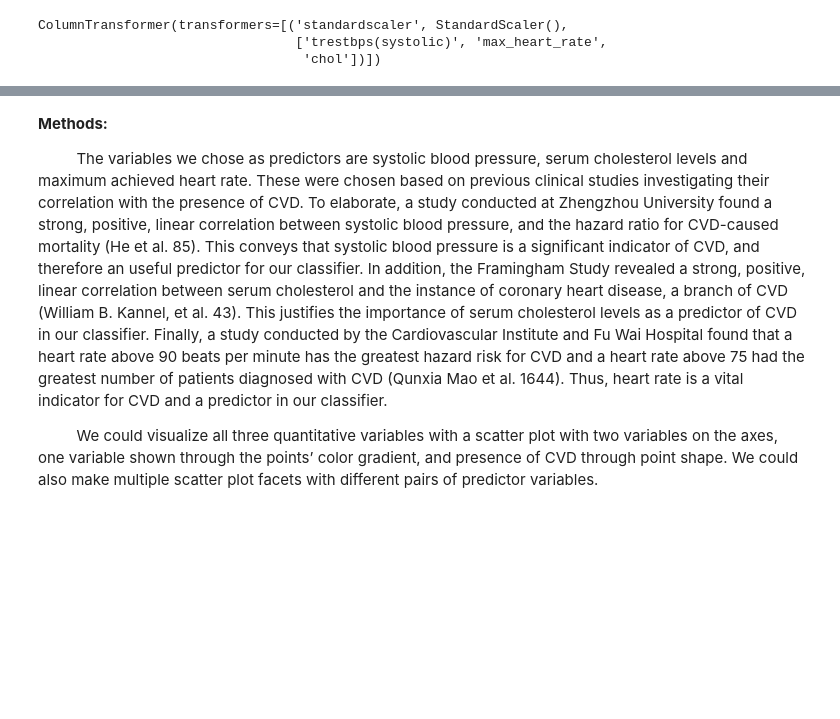
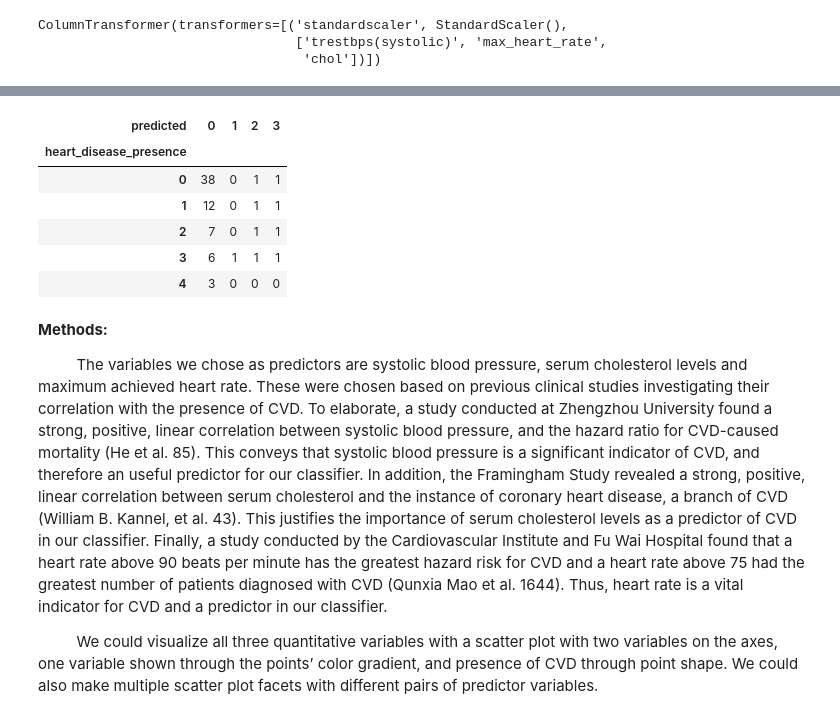
Before and after one commit to cathyleii/AmazingAnts2, a Jupyter notebook: GroupProposal.ipynb, the cells around one changed output, grey strips where cells are left out. Saved outputs shown, nothing was run; the diff lists cells and outputs as text; code cells hidden in the pictures; blank space fills up the shorter version.

```diff
--- a/GroupProposal.ipynb
+++ b/GroupProposal.ipynb
@@ -367,3 +417,16 @@ ColumnTransformer(transformers=[('standardscaler', StandardScaler(),
+# %%
+pd.crosstab(
+    hd_test_predictions["heart_disease_presence"],
+    hd_test_predictions["predicted"]
+)
+# %% [output]
+| predicted | 0 | 1 | 2 | 3 |
+| heart_disease_presence |  |  |  |  |
+| 0 | 38 | 0 | 1 | 1 |
+| 1 | 12 | 0 | 1 | 1 |
+| 2 | 7 | 0 | 1 | 1 |
+| 3 | 6 | 1 | 1 | 1 |
+| 4 | 3 | 0 | 0 | 0 |
 # %% [markdown]
 **Methods:**
 
```
Also changed, not shown: parts of 8 cells of this notebook.
